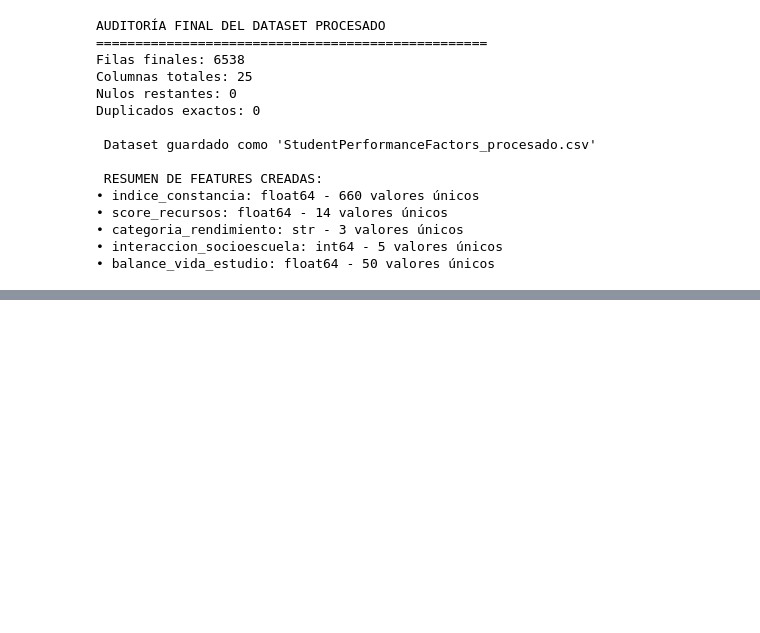
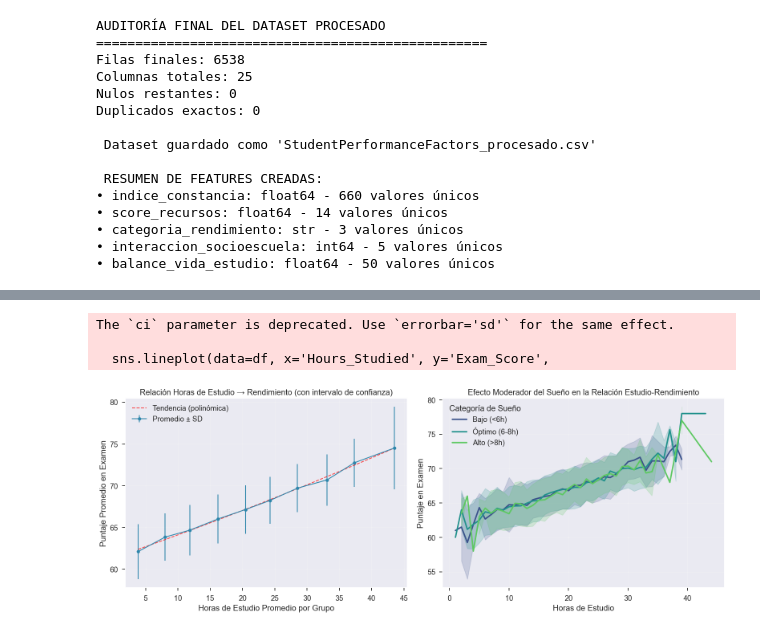
Before and after one commit to navanacho/analisis_datos, a Jupyter notebook: TrabajoIntegrador/TPIntegrador.ipynb, the cells around one changed output, grey strips where cells are left out. Cells and saved outputs as stored; diff of their text form; code cells hidden in the pictures; blank space fills up the shorter version.

```diff
--- a/TrabajoIntegrador/TPIntegrador.ipynb
+++ b/TrabajoIntegrador/TPIntegrador.ipynb
@@ -320,0 +470,46 @@ Duplicados exactos: 0
+# %%
+#Gráfico 4: Rendimientos Decrecientes del Estudio × Sueño (pregunta 3)
+fig, axes = plt.subplots(1, 2, figsize=(16, 6))
+
+# Crear bins de Hours_Studied para suavizar la tendencia
+df['Study_Bins'] = pd.cut(df['Hours_Studied'], bins=10, labels=False)
+study_means = df.groupby('Study_Bins')['Exam_Score'].mean()
+study_std = df.groupby('Study_Bins')['Exam_Score'].std()
+x_ticks = df.groupby('Study_Bins')['Hours_Studied'].mean()
+axes[0].errorbar(x_ticks, study_means, yerr=study_std,
+                 fmt='o-', capsize=4, label='Promedio ± SD', color='#2E86AB')
+# Línea de tendencia
+z = np.polyfit(x_ticks, study_means, 2)
+p = np.poly1d(z)
+x_smooth = np.linspace(x_ticks.min(), x_ticks.max(), 100)
+axes[0].plot(x_smooth, p(x_smooth), "r--", alpha=0.7, label='Tendencia (polinómica)')
+
+axes[0].set_xlabel('Horas de Estudio Promedio por Grupo')
+axes[0].set_ylabel('Puntaje Promedio en Examen')
+axes[0].set_title('Relación Horas de Estudio → Rendimiento (con intervalo de confianza)')
+axes[0].legend()
+axes[0].grid(alpha=0.3)
+
+#Panel B: Interacción con Sleep_Hours
+# Dividir por categorías de sueño
+df['Sleep_Category'] = pd.cut(df['Sleep_Hours'],
+                               bins=[0, 6, 8, 24],
+                               labels=['Bajo (<6h)', 'Óptimo (6-8h)', 'Alto (>8h)'])
+
+sns.lineplot(data=df, x='Hours_Studied', y='Exam_Score',
+             hue='Sleep_Category', ci='sd', linewidth=2.5, palette='viridis')
+
+axes[1].set_xlabel('Horas de Estudio')
+axes[1].set_ylabel('Puntaje en Examen')
+axes[1].set_title('Efecto Moderador del Sueño en la Relación Estudio-Rendimiento')
+axes[1].legend(title='Categoría de Sueño')
+axes[1].grid(alpha=0.3)
+
+plt.tight_layout()
+plt.savefig('grafico_4_rendimiento_sueno.png', dpi=300, bbox_inches='tight')
+plt.show()
+# %% [output]
+The `ci` parameter is deprecated. Use `errorbar='sd'` for the same effect.
+
+  sns.lineplot(data=df, x='Hours_Studied', y='Exam_Score',
+[figure, added]
```
Also changed, not shown: parts of 8 cells of this notebook, 6 other files.
